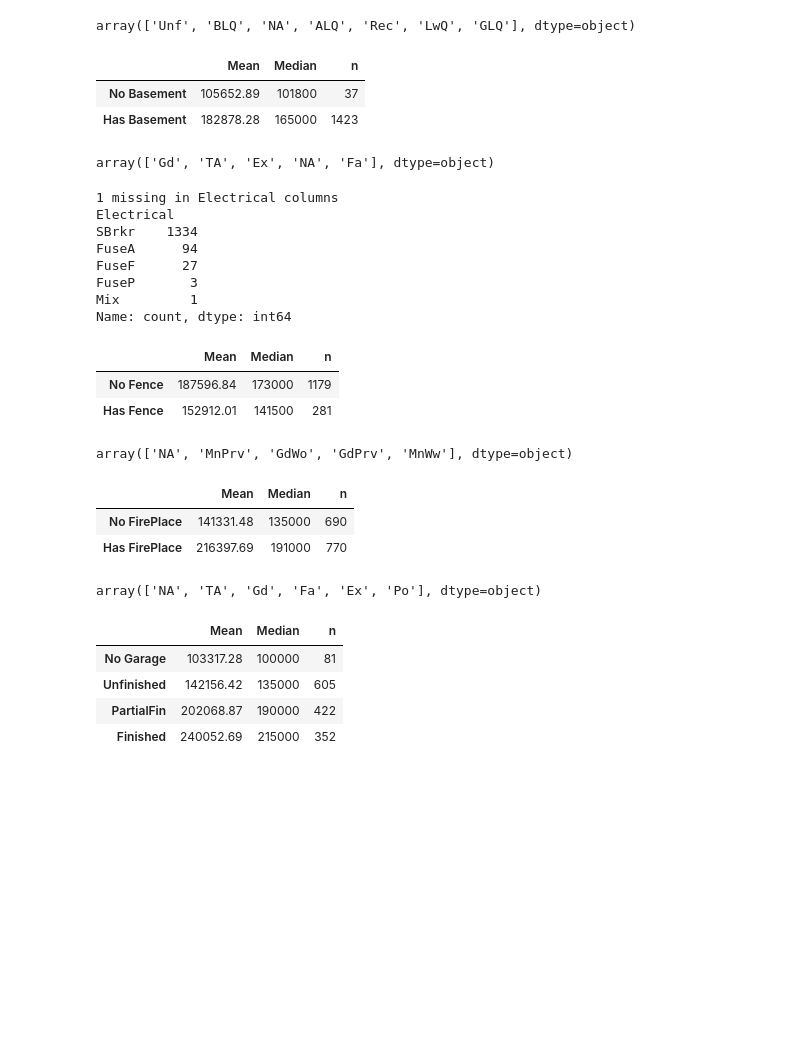
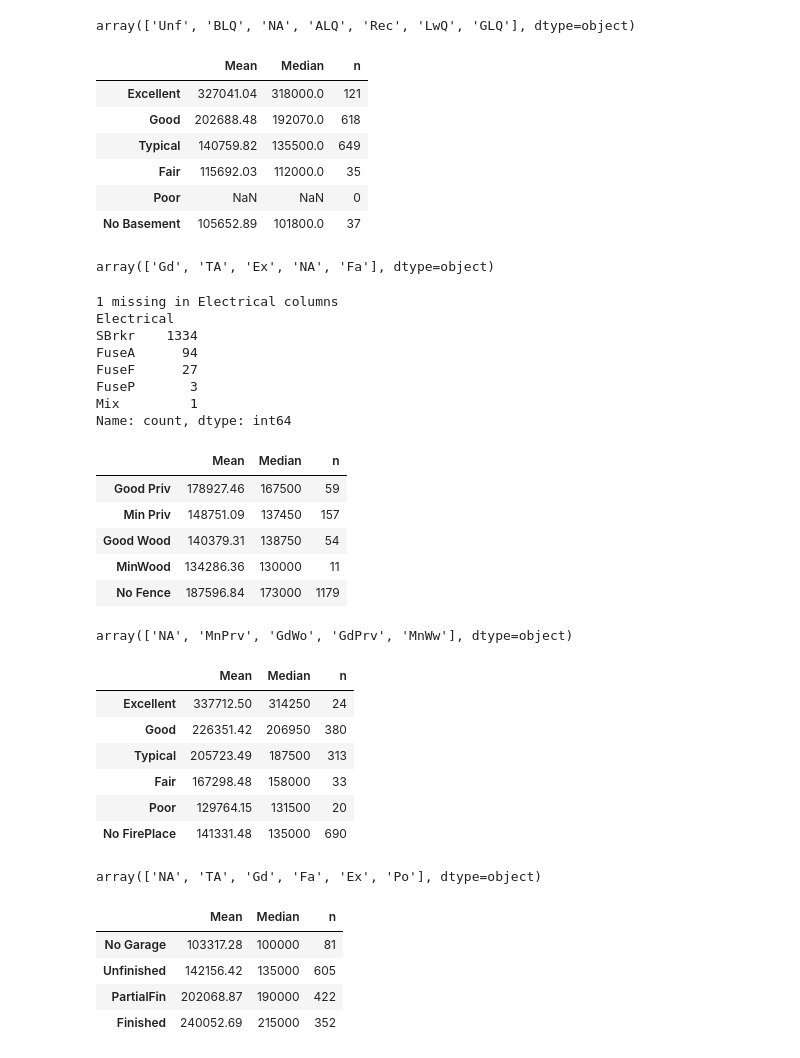
Before and after one commit to OwenLin2001/KaggleML2024Summer, a Jupyter notebook: Housing_Prices/Code/Data_cleaning.ipynb, the cells around one changed output. Cells and saved outputs as stored; diff of their text form; code cells hidden in the pictures; blank space fills up the shorter version.

```diff
--- a/Housing_Prices/Code/Data_EDA.ipynb
+++ b/Housing_Prices/Code/Data_cleaning.ipynb
@@ -370,5 +350,5 @@ def mean_median(feat:str, args, index):
             df.iloc[ind, 0] = data[data[feat].isin(arg)].SalePrice.mean()
             df.iloc[ind, 1] = data[data[feat].isin(arg)].SalePrice.median()
             df.iloc[ind, 2] = len(data[data[feat].isin(arg)])
-    display(df.round(2))
+    display(df.round(2).sort_values(by="Mean", ascending=False))
     return data[feat].unique()
@@ -430,11 +428,15 @@ array(['Unf', 'BLQ', 'NA', 'ALQ', 'Rec', 'LwQ', 'GLQ'], dtype=object)
 # %%
 # BsmtQual
 data.BsmtQual.fillna("NA", inplace=True)
-mean_median("BsmtQual", ["NA", ["Ex", 'Gd', 'TA', 'Fa', 'Po']], ["No Basement", "Has Basement"])
+mean_median("BsmtQual", ["Ex", 'Gd', 'TA', 'Fa','Po', 'NA'], ['Excellent', 'Good', 'Typical', 'Fair','Poor', "No Basement"])
 # %% [output]
 |  | Mean | Median | n |
-| No Basement | 105652.89 | 101800 | 37 |
-| Has Basement | 182878.28 | 165000 | 1423 |
+| Excellent | 327041.04 | 318000.0 | 121 |
+| Good | 202688.48 | 192070.0 | 618 |
+| Typical | 140759.82 | 135500.0 | 649 |
+| Fair | 115692.03 | 112000.0 | 35 |
+| Poor | NaN | NaN | 0 |
+| No Basement | 105652.89 | 101800.0 | 37 |
 array(['Gd', 'TA', 'Ex', 'NA', 'Fa'], dtype=object)
 # %%
 # Electrical
@@ -453,20 +455,27 @@ Name: count, dtype: int64
 # %%
 # Fence
 data.Fence.fillna("NA", inplace=True)
-mean_median("Fence", ["NA", ["GdPrv", "MnPrv", "GdWo","MnWw"]], ["No Fence", "Has Fence"])
+mean_median("Fence", ["GdPrv", "MnPrv", "GdWo","MnWw", "NA"], ['Good Priv', 'Min Priv', 'Good Wood', 'MinWood', "No Fence"])
 # %% [output]
 |  | Mean | Median | n |
+| Good Priv | 178927.46 | 167500 | 59 |
+| Min Priv | 148751.09 | 137450 | 157 |
+| Good Wood | 140379.31 | 138750 | 54 |
+| MinWood | 134286.36 | 130000 | 11 |
 | No Fence | 187596.84 | 173000 | 1179 |
-| Has Fence | 152912.01 | 141500 | 281 |
 array(['NA', 'MnPrv', 'GdWo', 'GdPrv', 'MnWw'], dtype=object)
 # %%
 # FireplaceQu
 data.FireplaceQu.fillna("NA", inplace=True)
-mean_median("FireplaceQu", ["NA", ["Ex", 'Gd', 'TA', 'Fa', 'Po']], ["No FirePlace", "Has FirePlace"])
+mean_median("FireplaceQu", ["Ex", 'Gd', 'TA', 'Fa', 'Po', 'NA'], ['Excellent', 'Good', 'Typical', 'Fair', 'Poor', "No FirePlace"])
 # %% [output]
 |  | Mean | Median | n |
+| Excellent | 337712.50 | 314250 | 24 |
+| Good | 226351.42 | 206950 | 380 |
+| Typical | 205723.49 | 187500 | 313 |
+| Fair | 167298.48 | 158000 | 33 |
+| Poor | 129764.15 | 131500 | 20 |
 | No FirePlace | 141331.48 | 135000 | 690 |
-| Has FirePlace | 216397.69 | 191000 | 770 |
 array(['NA', 'TA', 'Gd', 'Fa', 'Ex', 'Po'], dtype=object)
 # %%
 # GarageFinish
```
Also changed, not shown: parts of 11 cells of this notebook, 5 other files.
